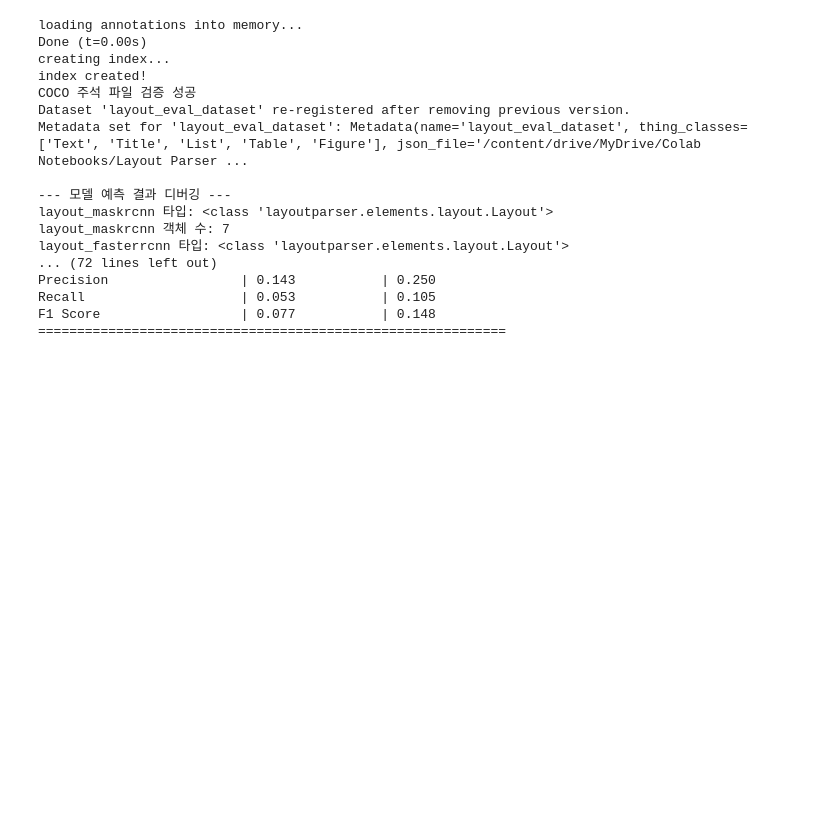
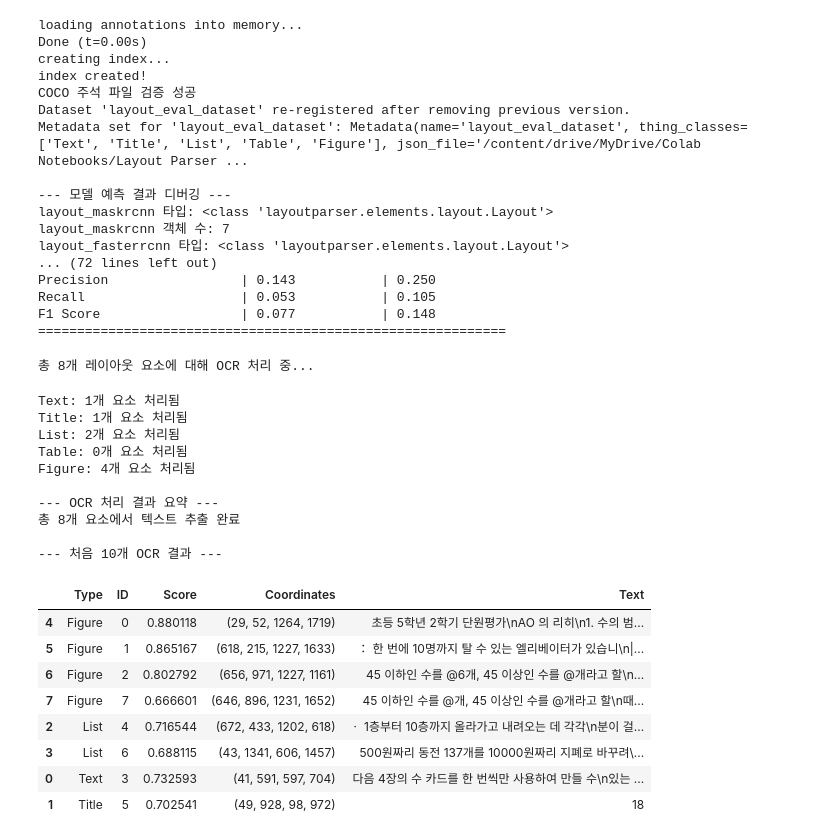
Before and after one commit to Smart-Eye-by-Friends/Layout_Analysis_Module, a Jupyter notebook: LP_성능평가.ipynb, the cells around one changed output. Saved outputs shown, nothing was run; the diff lists cells and outputs as text; code cells hidden in the pictures; blank space fills up the shorter version.

```diff
--- a/LP_성능평가.ipynb
+++ b/LP_성능평가.ipynb
@@ -1081,0 +1208,69 @@ F1 Score                  | 0.077           | 0.148
+# %%
+# --- OCR 실행 및 결과 출력 ---
+
+# OCR 처리를 수행할 레이아웃 선택 (Mask R-CNN 또는 Faster R-CNN 중 선택)
+selected_layout = layout_fasterrcnn  # 또는 layout_fasterrcnn, layout_maskrcnn
+
+# 원본 이미지에 OCR 처리 적용
+ocr_results = process_ocr_on_layout(
+    image=image_rgb,  # 원본 RGB 이미지
+    layout=selected_layout,  # 선택한 레이아웃 감지 결과
+    min_confidence=0.5,  # 최소 감지 신뢰도
+    lang='kor+eng'  # 한국어 + 영어로 OCR 처리
+)
+
+# 결과 정리 및 DataFrame으로 변환
+def create_ocr_dataframe(ocr_results):
+    """OCR 결과를 pandas DataFrame으로 변환"""
+    all_results = []
+
+    for element_type, results in ocr_results.items():
+        for item in results:
+            all_results.append({
+                'Type': element_type,
+                'ID': item['id'],
+                'Score': item['score'],
+                'Coordinates': item['coordinates'],
+                'Text': item['text']
+            })
+
+    # DataFrame 생성 및 분류 유형과 ID로 정렬
+    df = pd.DataFrame(all_results)
+    if not df.empty:
+        df = df.sort_values(['Type', 'ID'])
+
+    return df
+
+# DataFrame 생성 및 출력
+ocr_df = create_ocr_dataframe(ocr_results)
+print("\n--- OCR 처리 결과 요약 ---")
+print(f"총 {len(ocr_df)}개 요소에서 텍스트 추출 완료")
+
+# 결과 출력 (처음 10개 결과만)
+if not ocr_df.empty:
+    print("\n--- 처음 10개 OCR 결과 ---")
+    pd.set_option('display.max_colwidth', 100)  # 텍스트 열 표시 너비 설정
+    display(ocr_df.head(10))
+else:
+    print("OCR 결과가 없습니다. 이미지를 확인하세요.")
+# %% [output]
+총 8개 레이아웃 요소에 대해 OCR 처리 중...
+Text: 1개 요소 처리됨
+Title: 1개 요소 처리됨
+List: 2개 요소 처리됨
+Table: 0개 요소 처리됨
+Figure: 4개 요소 처리됨
+
+--- OCR 처리 결과 요약 ---
+총 8개 요소에서 텍스트 추출 완료
+
+--- 처음 10개 OCR 결과 ---
+|  | Type | ID | Score | Coordinates | Text |
+| 4 | Figure | 0 | 0.880118 | (29, 52, 1264, 1719) | 초등 5학년 2학기 단원평가\nAO 의 리히\n1. 수의 범... |
+| 5 | Figure | 1 | 0.865167 | (618, 215, 1227, 1633) | ： 한 번에 10명까지 탈 수 있는 엘리베이터가 있습니\n|... |
+| 6 | Figure | 2 | 0.802792 | (656, 971, 1227, 1161) | 45 이하인 수를 @6개, 45 이상인 수를 @개라고 할\n... |
+| 7 | Figure | 7 | 0.666601 | (646, 896, 1231, 1652) | 45 이하인 수를 @개, 45 이상인 수를 @개라고 할\n때... |
+| 2 | List | 4 | 0.716544 | (672, 433, 1202, 618) | ㆍ 1층부터 10층까지 올라가고 내려오는 데 각각\n분이 걸... |
+| 3 | List | 6 | 0.688115 | (43, 1341, 606, 1457) | 500원짜리 동전 137개를 10000원짜리 지폐로 바꾸려\... |
+| 0 | Text | 3 | 0.732593 | (41, 591, 597, 704) | 다음 4장의 수 카드를 한 번씩만 사용하여 만들 수\n있는 ... |
+| 1 | Title | 5 | 0.702541 | (49, 928, 98, 972) | 18 |
```
Also changed, not shown: parts of 6 cells of this notebook.
